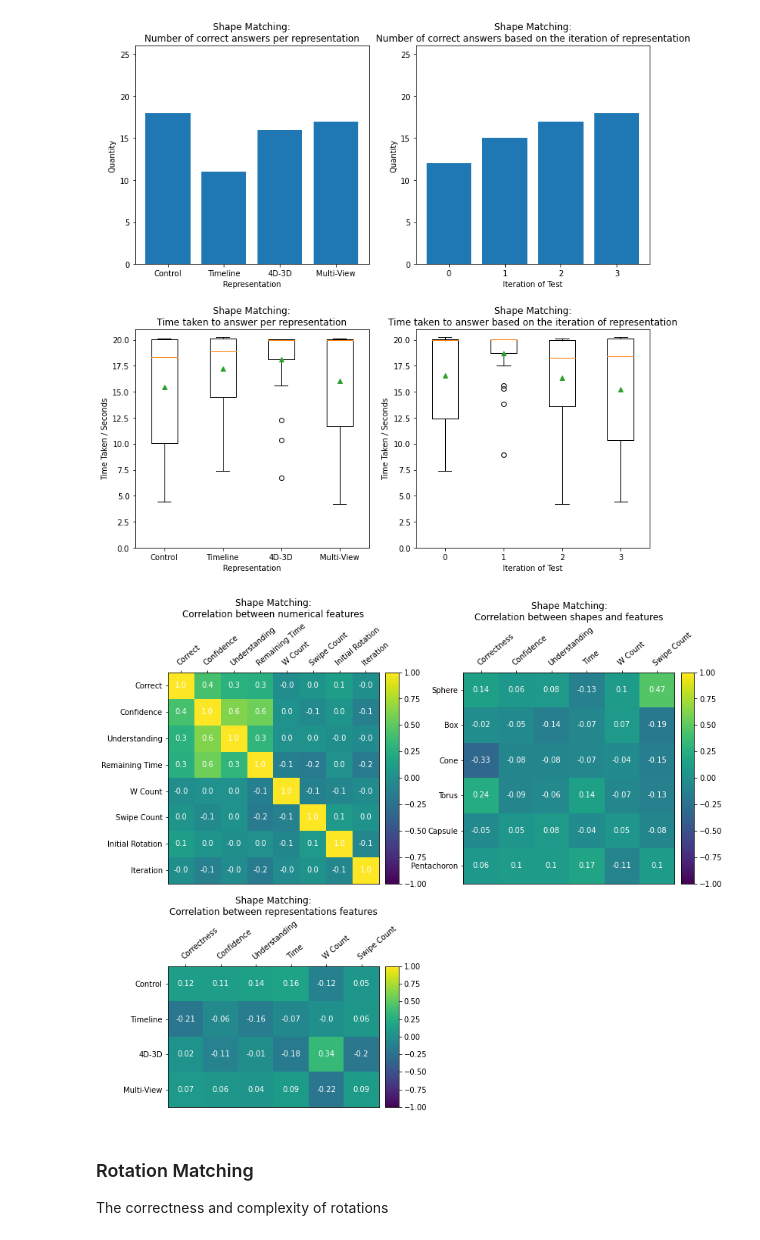
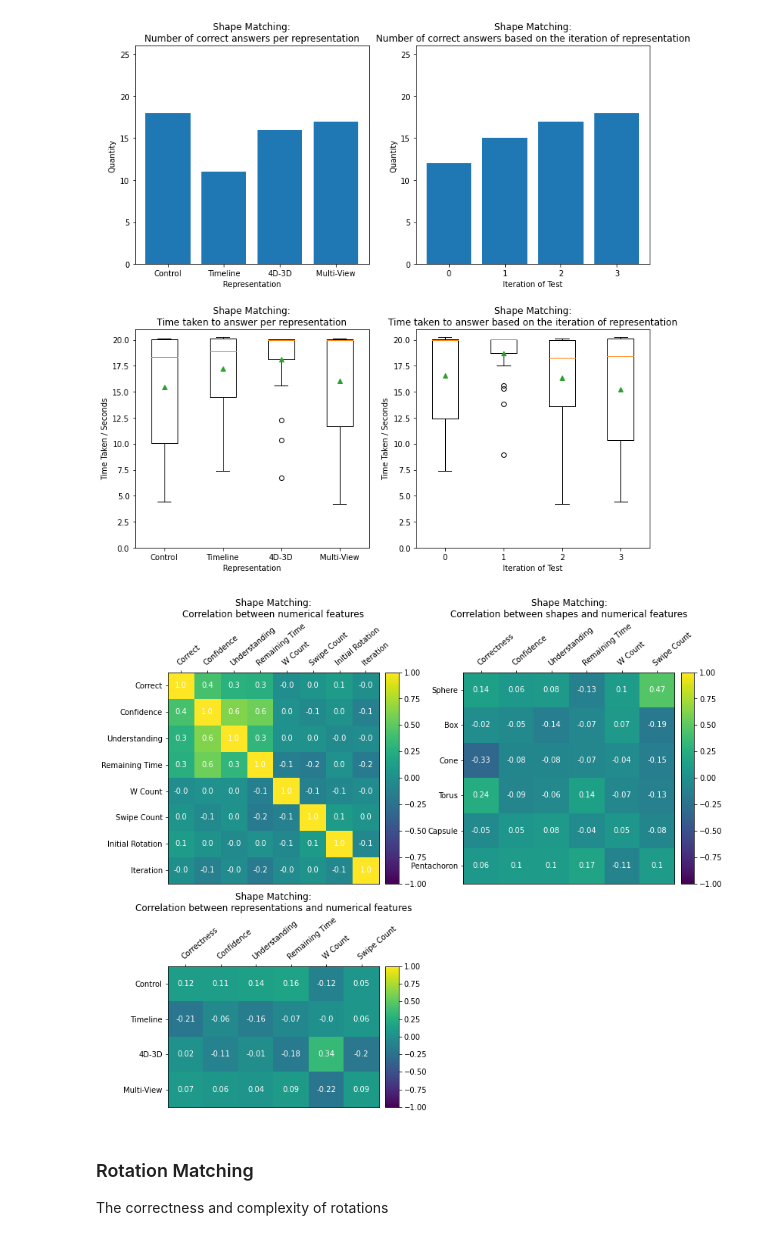
Before and after one commit to JoeSubbi/3D-Renderer-for-4D-Objects, a Jupyter notebook: Data Analysis/MultiFileAnalysis.ipynb, the cells around one changed output. Drawn from its saved outputs; the diff is of its cells as text; code cells hidden in the pictures.

```diff
--- a/Data Analysis/MultiFileAnalysis.ipynb
+++ b/Data Analysis/MultiFileAnalysis.ipynb
@@ -20,7 +20,8 @@ data_files = [
     "2-30-01-2022-13-00.json",
     "3-30-01-2022-19-00.json",
     "4-31-01-2022-16-00.json",
-    "5-05-02-2022-17-00.json"
+    "5-05-02-2022-17-00.json",
+    #""
 ]
 
 directory_prefix = "data/" # "../raw"
@@ -476,7 +477,7 @@ def SHAPE_numerical_corr_coef_mat(data):
             test_data.append( Rotor.Rotor4.difference(
                 rotor_from_list(value["Shape Match"]["Initial Rotor"][i]),
                 rotor_from_list([1,0,0,0,0,0,0,0])
-            ) )
+            ) ) # distance from a 90 degree rotation?
             test_data.append( iteration )
             iteration += 1
 
@@ -484,8 +485,8 @@ def SHAPE_numerical_corr_coef_mat(data):
     return (labels, np.array(vectors).T)
 
 def SHAPE_shape_corr_coef_mat(data):
-    labels = ["Sphere", "Box", "Cone", "Torus", "Capsule", "Pentachoron",                     # Shapes
-              "Correctness", "Confidence", "Understanding", "Time", "W Count", "Swipe Count"] # Continuous Metrics
+    labels = ["Sphere", "Box", "Cone", "Torus", "Capsule", "Pentachoron",                               # Shapes
+              "Correctness", "Confidence", "Understanding", "Remaining Time", "W Count", "Swipe Count"] # Continuous Metrics
 
     vectors = []
     understanding = {"Yes":1, "No":0, "Sort of":0.5}
@@ -511,8 +512,8 @@ def SHAPE_shape_corr_coef_mat(data):
     return (labels, np.array(vectors).T)
 
 def SHAPE_representation_corr_coef_mat(data):
-    labels = ["Control", "Timeline", "4D-3D", "Multi-View",                                  # Representations
-              "Correctness", "Confidence", "Understanding", "Time", "W Count", "Swipe Count"] # Continuous Metrics
+    labels = ["Control", "Timeline", "4D-3D", "Multi-View",                                             # Representations
+              "Correctness", "Confidence", "Understanding", "Remaining Time", "W Count", "Swipe Count"] # Continuous Metrics
 
     vectors = []
     understanding = {"Yes":1, "No":0, "Sort of":0.5}
@@ -617,36 +618,36 @@ def correlation_matrix(ax, labels, matrix, title, dp = 1, dimensions = ((0, 8),
     ax.xaxis.tick_top()
     plt.setp(ax.get_xticklabels(), rotation=40, ha="left", rotation_mode="anchor")
 
     # Create new axes according to image position
     cax = fig.add_axes([ax.get_position().x1+0.01,
                         ax.get_position().y0,
                         0.02,
                         ax.get_position().height])
 
     # Plot vertical colorbar
     plt.colorbar(im, cax=cax)
 
     # Overlay the correlation coefficient
     for i in range( h ):
         for j in range( w ):
             ax.text(j, i, round(matrix[i, j], dp), ha="center", va="center", color="w")
 
 
 labels, matrix = SHAPE_numerical_corr_coef_mat(compiled_data)
 matrix = np.corrcoef(matrix)
 correlation_matrix(ax0, labels, matrix, "Shape Matching:\nCorrelation between numerical features", 1, ((0, 8), (0, 8)) )
 
 labels, matrix = SHAPE_shape_corr_coef_mat(compiled_data)
 matrix = np.corrcoef(matrix)
-correlation_matrix(ax1, labels, matrix, "Shape Matching:\nCorrelation between shapes and features", 2, ((0, 6), (6, 12)) )
+correlation_matrix(ax1, labels, matrix, "Shape Matching:\nCorrelation between shapes and numerical features", 2, ((0, 6), (6, 12)) )
 
 labels, matrix = SHAPE_representation_corr_coef_mat(compiled_data)
 matrix = np.corrcoef(matrix)
-correlation_matrix(ax2, labels, matrix, "Shape Matching:\nCorrelation between representations features", 2, ((0, 4), (4, 10)) )
+correlation_matrix(ax2, labels, matrix, "Shape Matching:\nCorrelation between representations and numerical features", 2, ((0, 4), (4, 10)) )
 
 plt.savefig("figures/shape_matching_correlations.png")
 # %% [output]
-[figure, old version]
+[figure, new version]
 # %% [markdown]
 ### Rotation Matching
 The correctness and complexity of rotations
```
Also changed, not shown: parts of 4 cells of this notebook, 5 other files.
